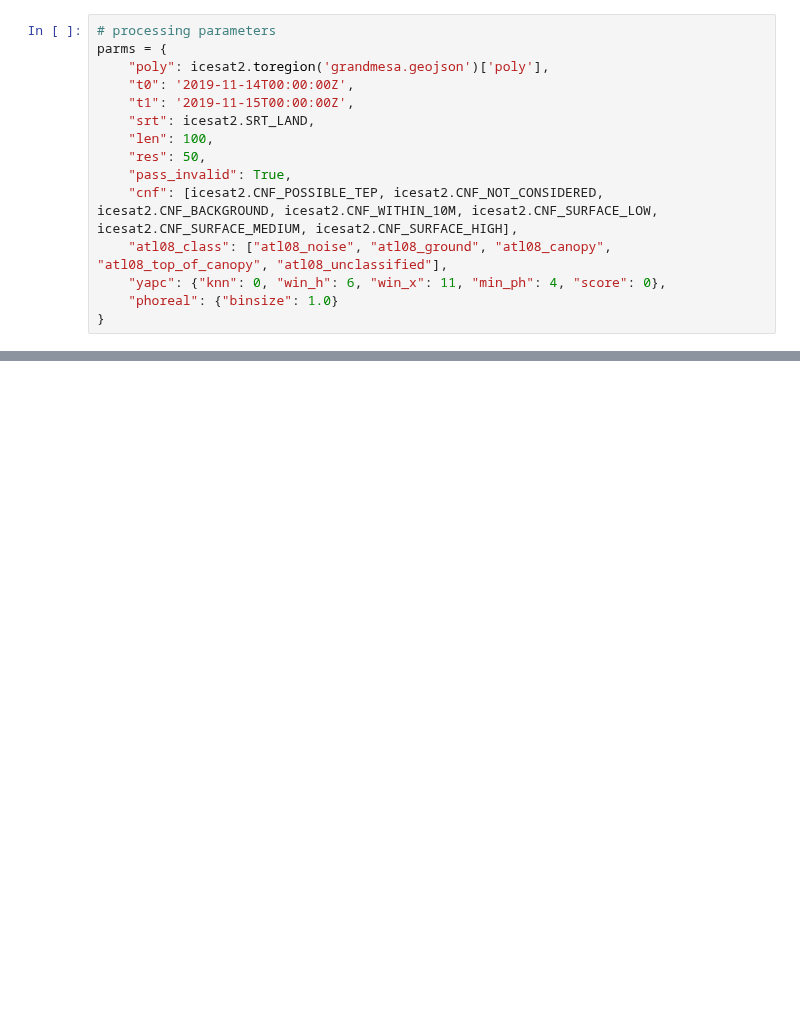
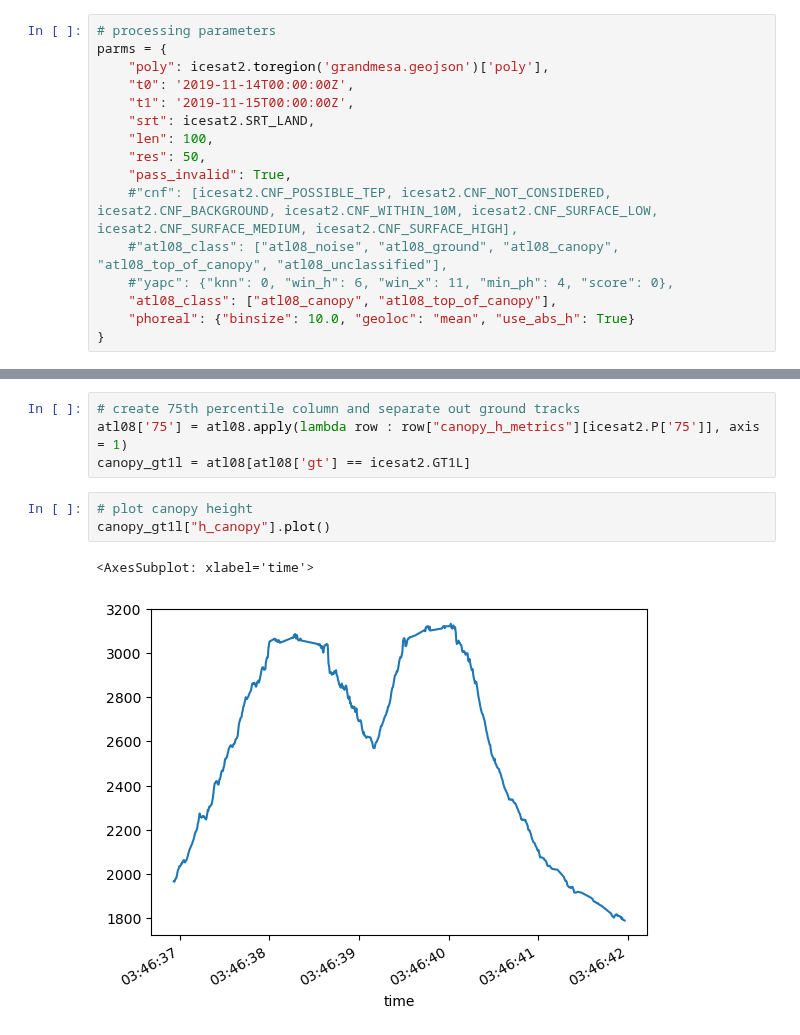
Before and after one commit to SlideRuleEarth/sliderule-python, a Jupyter notebook: examples/PhoREAL.ipynb, the cells around one changed output, grey strips where cells are left out. Saved outputs shown, nothing was run; the diff lists cells and outputs as text; blank space fills up the shorter version.

Commit message:
updated phoreal example notebook

```diff
--- a/examples/PhoREAL.ipynb
+++ b/examples/PhoREAL.ipynb
@@ -17,8 +20,9 @@ parms = {
     "len": 100,
     "res": 50,
     "pass_invalid": True,
-    "cnf": [icesat2.CNF_POSSIBLE_TEP, icesat2.CNF_NOT_CONSIDERED, icesat2.CNF_BACKGROUND, icesat2.CNF_WITHIN_10M, icesat2.CNF_SURFACE_LOW, icesat2.CNF_SURFACE_MEDIUM, icesat2.CNF_SURFACE_HIGH],
-    "atl08_class": ["atl08_noise", "atl08_ground", "atl08_canopy", "atl08_top_of_canopy", "atl08_unclassified"],
-    "yapc": {"knn": 0, "win_h": 6, "win_x": 11, "min_ph": 4, "score": 0},
-    "phoreal": {"binsize": 1.0}
+    #"cnf": [icesat2.CNF_POSSIBLE_TEP, icesat2.CNF_NOT_CONSIDERED, icesat2.CNF_BACKGROUND, icesat2.CNF_WITHIN_10M, icesat2.CNF_SURFACE_LOW, icesat2.CNF_SURFACE_MEDIUM, icesat2.CNF_SURFACE_HIGH],
+    #"atl08_class": ["atl08_noise", "atl08_ground", "atl08_canopy", "atl08_top_of_canopy", "atl08_unclassified"],
+    #"yapc": {"knn": 0, "win_h": 6, "win_x": 11, "min_ph": 4, "score": 0},
+    "atl08_class": ["atl08_canopy", "atl08_top_of_canopy"],
+    "phoreal": {"binsize": 10.0, "geoloc": "mean", "use_abs_h": True}
 }
@@ -37 +56,11 @@ gdf
+# %%
+# create 75th percentile column and separate out ground tracks
+atl08['75'] = atl08.apply(lambda row : row["canopy_h_metrics"][icesat2.P['75']], axis = 1)
+canopy_gt1l = atl08[atl08['gt'] == icesat2.GT1L]
+# %%
+# plot canopy height
+canopy_gt1l["h_canopy"].plot()
+# %% [output]
+<AxesSubplot: xlabel='time'>
+[figure, added]
 # %%
```
Also changed, not shown: parts of 10 cells of this notebook, 1 other file.
